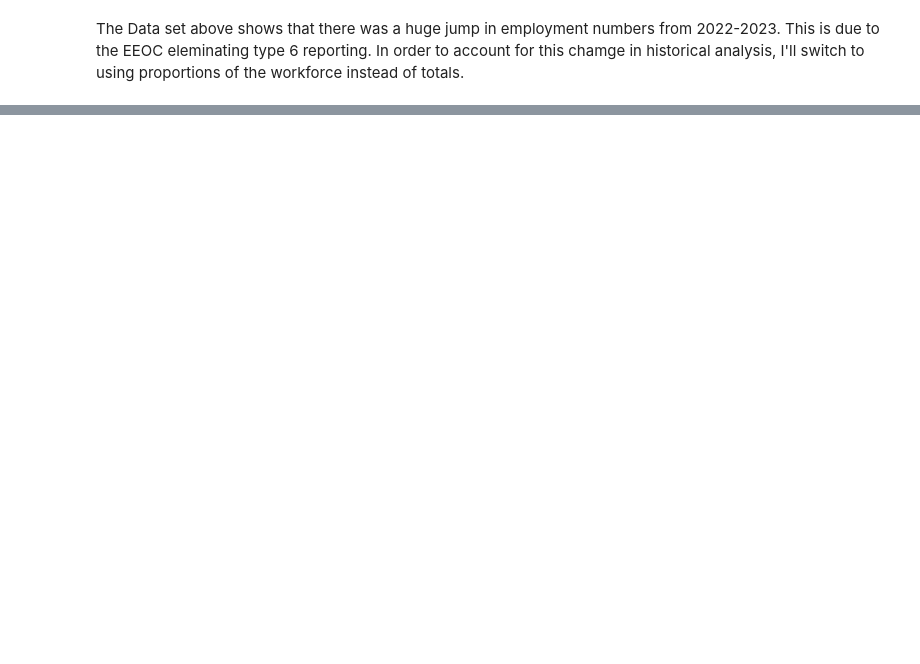
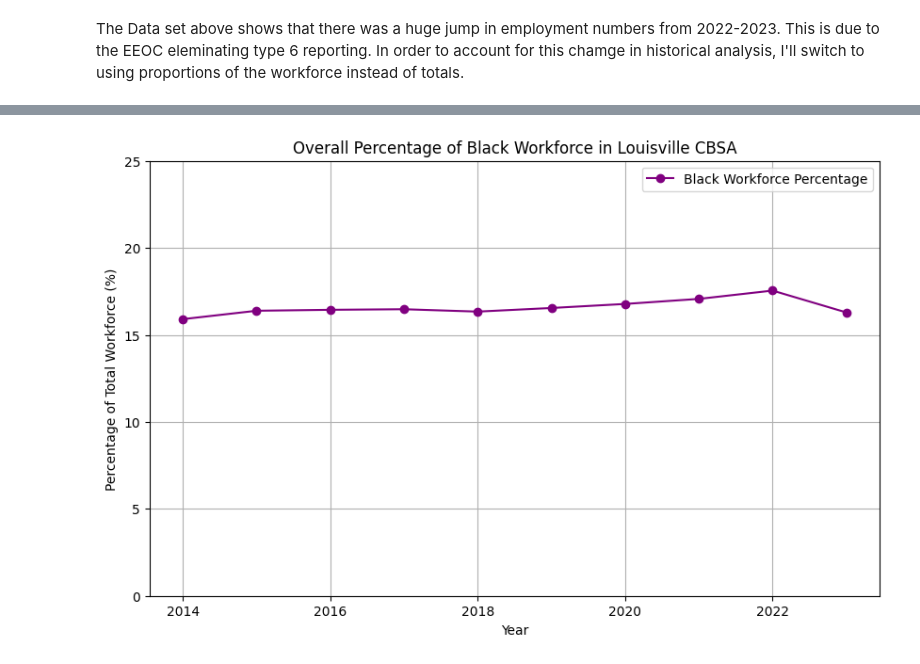
Before and after one commit to jfraz757/EEOC_Data_Exploration, a Jupyter notebook: EEOC_Files/EEOC1_EDA_Official.ipynb, the cells around one changed output, grey strips where cells are left out. Drawn from its saved outputs; the diff is of its cells as text; code cells hidden in the pictures; blank space fills up the shorter version.

```diff
--- a/EEOC_Files/EEOC1_EDA_Official.ipynb
+++ b/EEOC_Files/EEOC1_EDA_Official.ipynb
@@ -59,0 +124,32 @@ d.open_browser()
+# %%
+import matplotlib.pyplot as plt
+
+# 1. Filter for Louisville just like before
+louisville_df = cbsa_df[cbsa_df['CBSA'].str.contains('Louisville', case=False, na=False)].copy()
+
+# 2. THE FIX: Group by 'YEAR' and sum up the raw counts across all industries
+louisville_grouped = louisville_df.groupby('YEAR')[['TOTAL10', 'BLKT10']].sum().reset_index()
+
+# 3. Recalculate the percentage using those new grand totals
+louisville_grouped['BLKT10_Pct'] = (louisville_grouped['BLKT10'] / louisville_grouped['TOTAL10']) * 100
+
+# 4. Build the graph using the new, grouped dataframe
+plt.figure(figsize=(10, 6))
+
+# Notice we are using 'louisville_grouped' here instead of 'louisville_df'
+plt.plot(louisville_grouped['YEAR'], louisville_grouped['BLKT10_Pct'], marker='o', color='purple', label='Black Workforce Percentage')
+
+# Add titles and labels
+plt.title('Overall Percentage of Black Workforce in Louisville CBSA')
+plt.xlabel('Year')
+plt.ylabel('Percentage of Total Workforce (%)')
+
+# Adjust the Y-axis based on the new aggregated data (e.g., 0 to 25)
+plt.ylim(0, 25)
+plt.legend()
+plt.grid(True)
+
+
+plt.show()
+# %% [output]
+[figure, added]
```
Also changed, not shown: parts of 20 cells of this notebook, 28 other files.
